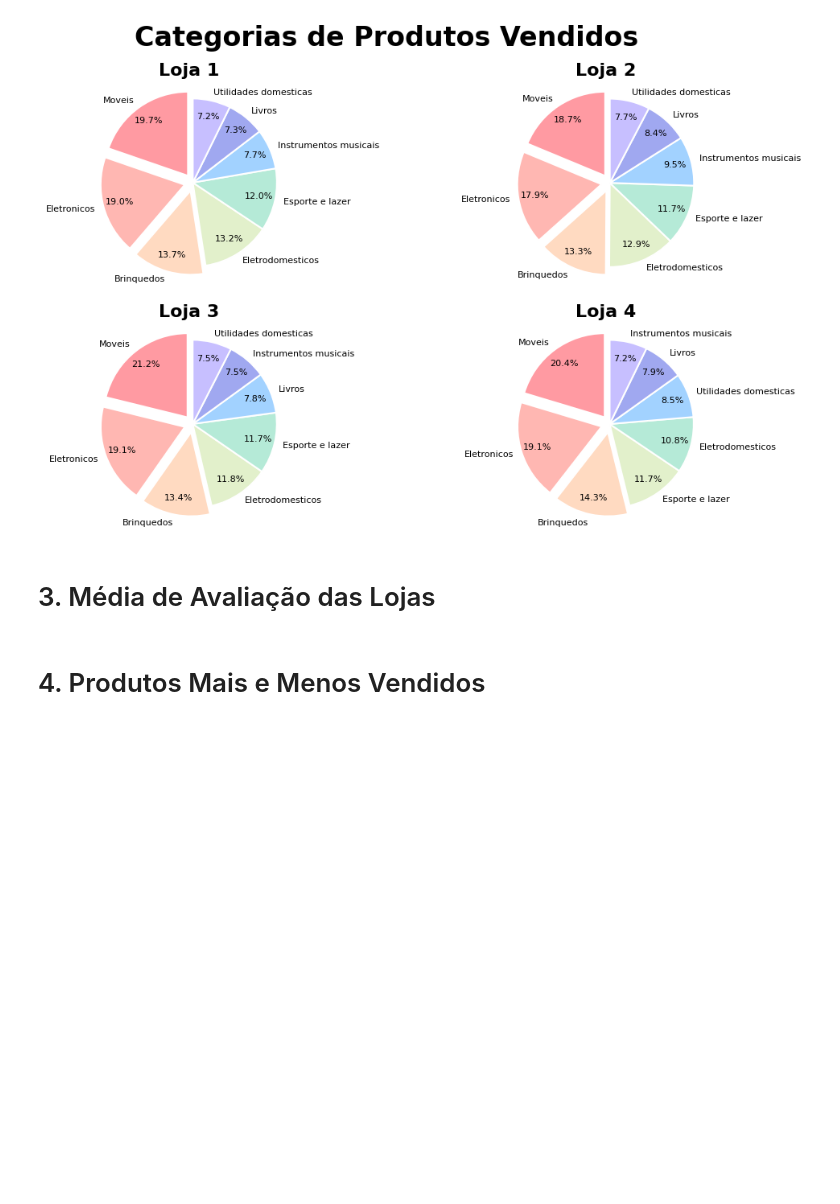
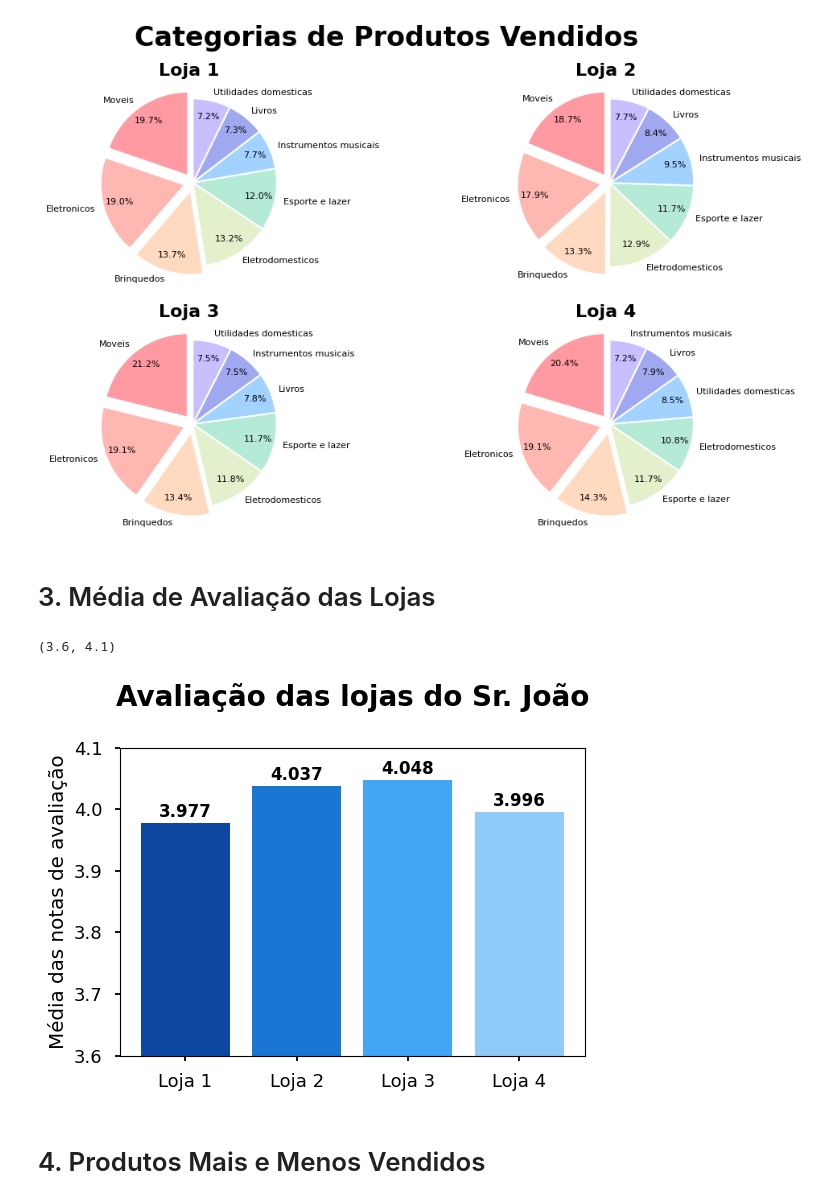
Before and after one commit to ivanjrinacio/Challenger_Alura_Store, a Jupyter notebook: AluraStoreBr.ipynb, the cells around one changed output. Saved outputs shown, nothing was run; the diff lists cells and outputs as text; code cells hidden in the pictures; blank space fills up the shorter version.

```diff
--- a/AluraStoreBr.ipynb
+++ b/AluraStoreBr.ipynb
@@ -176,5 +184,35 @@ plt.subplots_adjust(
 [figure]
 # %% [markdown]
 # 3. Média de Avaliação das Lojas
+# %%
+## Armazenando as médias de avaliação de compras em variáveis
+media_avaliacao = np.mean(loja['Avaliação da compra']).round(3)
+media_avaliacao2 = np.mean(loja2['Avaliação da compra']).round(3)
+media_avaliacao3 = np.mean(loja3['Avaliação da compra']).round(3)
+media_avaliacao4 = np.mean(loja4['Avaliação da compra']).round(3)
+
+avaliacao_lojas = [media_avaliacao, media_avaliacao2, media_avaliacao3, media_avaliacao4]
+
+## Criando o gráfico de barras com o matplotlib e rotulando o gráfico
+plt.figure(figsize=(6, 4))
+
+plt.bar(lojas,
+        avaliacao_lojas,
+        color = paleta_corporativa,
+        )
+plt.ylabel('Média das notas de avaliação')
+plt.title('Avaliação das lojas do Sr. João',
+          fontsize = 20,
+          fontweight = 'bold',
+          pad = 30)
+
+for i in range(len(lojas)):
+    plt.text(i, avaliacao_lojas[i] + 0.01, str(avaliacao_lojas[i]), ha='center', fontsize = 12,  fontweight = 'bold')
+
+## Limite do eixo y
+plt.ylim(3.6, 4.1)
+# %% [output]
+(3.6, 4.1)
+[figure, added]
 # %% [markdown]
 # 4. Produtos Mais e Menos Vendidos
```
Also changed, not shown: parts of 4 cells of this notebook.
